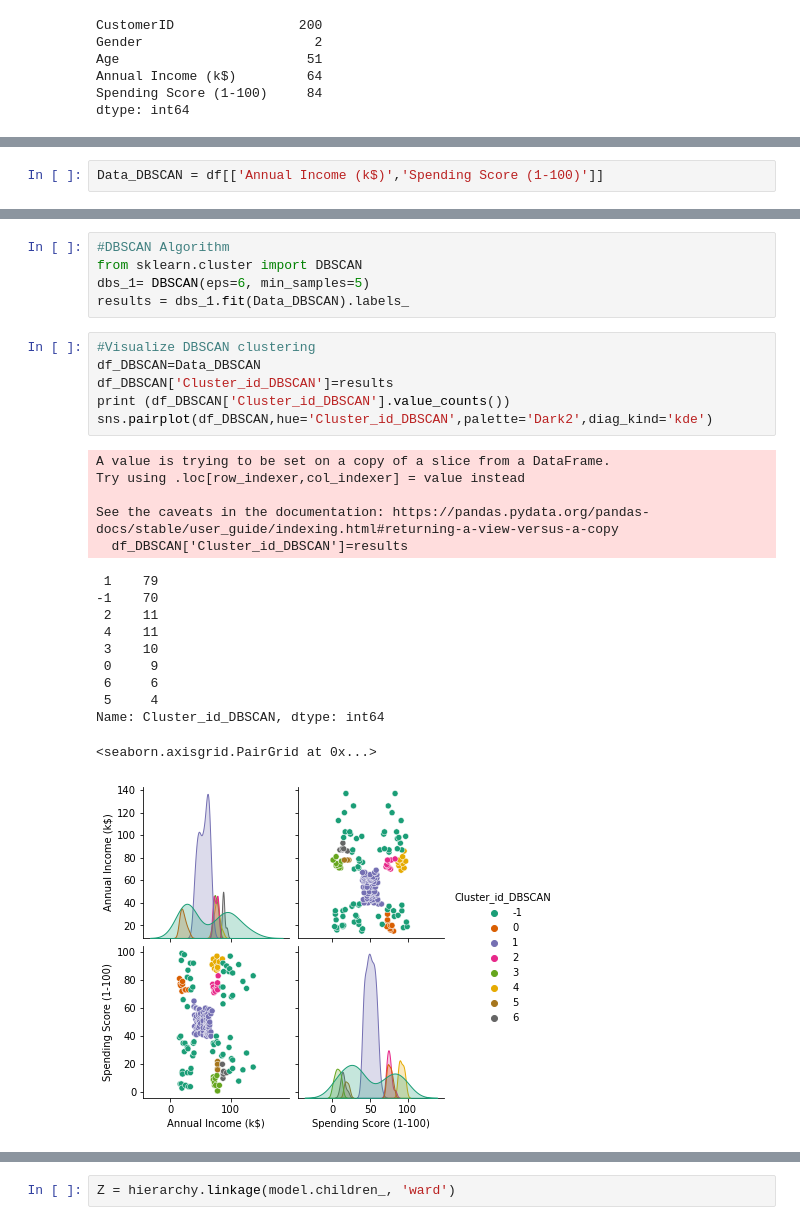
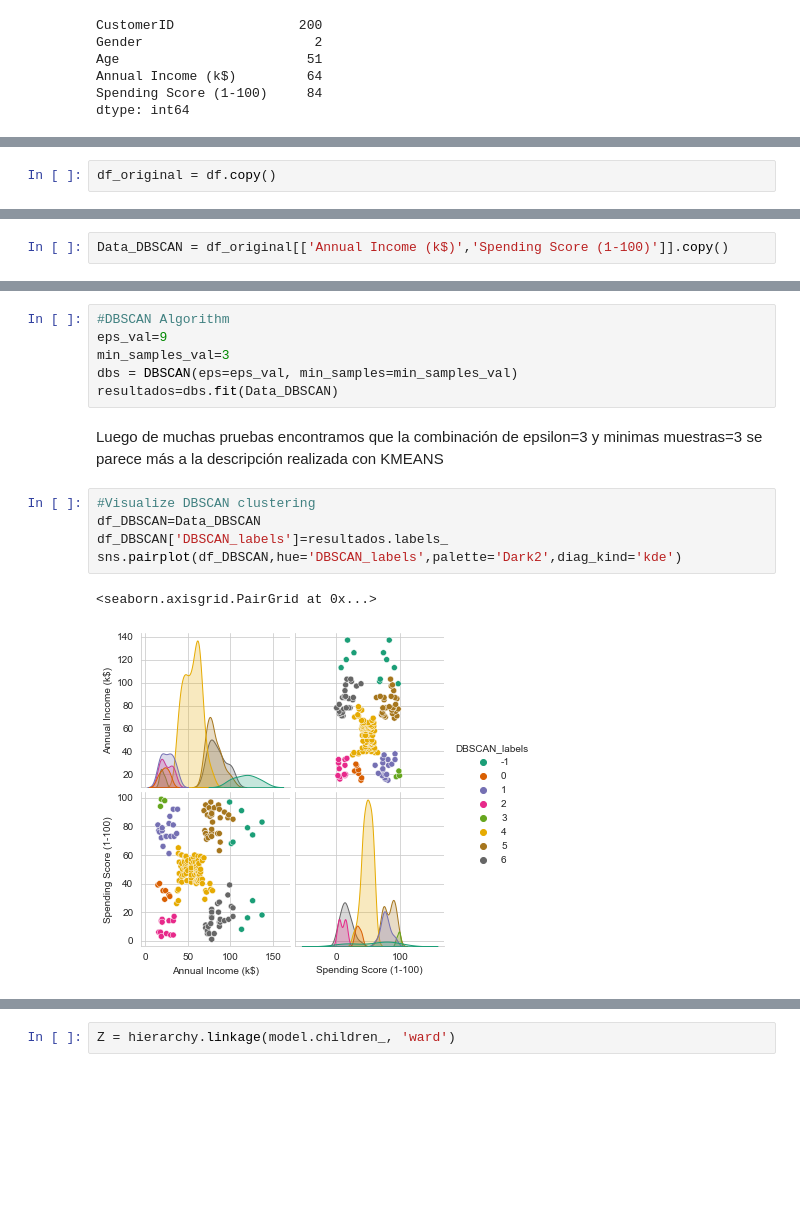
Before and after one commit to isipavelek/Diplo, a Jupyter notebook: Modulo 3/Modulo 3.ipynb, the cells around one changed output, grey strips where cells are left out. Cells and saved outputs as stored; diff of their text form; blank space fills up the shorter version.

```diff
--- a/Modulo 3/Modulo 3.ipynb
+++ b/Modulo 3/Modulo 3.ipynb
@@ -60,0 +103,2 @@ sns.violinplot(x=df['Spending Score (1-100)'], ax=axes[2], palette="Blues")
+# %%
+df_original = df.copy()
@@ -193,2 +455,2 @@ for i, k in enumerate(lista_k):
 # %%
-Data_DBSCAN = df[['Annual Income (k$)','Spending Score (1-100)']]
+Data_DBSCAN = df_original[['Annual Income (k$)','Spending Score (1-100)']].copy()
@@ -209,28 +475,16 @@ plt.show()
-# %%
-#DBSCAN Algorithm
-from sklearn.cluster import DBSCAN
-dbs_1= DBSCAN(eps=6, min_samples=5)
-results = dbs_1.fit(Data_DBSCAN).labels_
+# %%
+#DBSCAN Algorithm
+eps_val=9
+min_samples_val=3
+dbs = DBSCAN(eps=eps_val, min_samples=min_samples_val)
+resultados=dbs.fit(Data_DBSCAN)
+# %% [markdown]
+Luego de muchas pruebas encontramos que la combinación de epsilon=3 y minimas muestras=3 se parece más a la descripción realizada con KMEANS
 # %%
 #Visualize DBSCAN clustering
 df_DBSCAN=Data_DBSCAN
-df_DBSCAN['Cluster_id_DBSCAN']=results
-print (df_DBSCAN['Cluster_id_DBSCAN'].value_counts())
-sns.pairplot(df_DBSCAN,hue='Cluster_id_DBSCAN',palette='Dark2',diag_kind='kde')
+df_DBSCAN['DBSCAN_labels']=resultados.labels_
+sns.pairplot(df_DBSCAN,hue='DBSCAN_labels',palette='Dark2',diag_kind='kde')
 # %% [output]
-A value is trying to be set on a copy of a slice from a DataFrame.
-Try using .loc[row_indexer,col_indexer] = value instead
-
-See the caveats in the documentation: https://pandas.pydata.org/pandas-docs/stable/user_guide/indexing.html#returning-a-view-versus-a-copy
-  df_DBSCAN['Cluster_id_DBSCAN']=results
+<seaborn.axisgrid.PairGrid at 0x...>
- 1    79
--1    70
- 2    11
- 4    11
- 3    10
- 0     9
- 6     6
- 5     4
-Name: Cluster_id_DBSCAN, dtype: int64
-<seaborn.axisgrid.PairGrid at 0x...>
-[figure, old version]
+[figure, new version]
```
Also changed, not shown: parts of 54 cells of this notebook, 19 other files.
